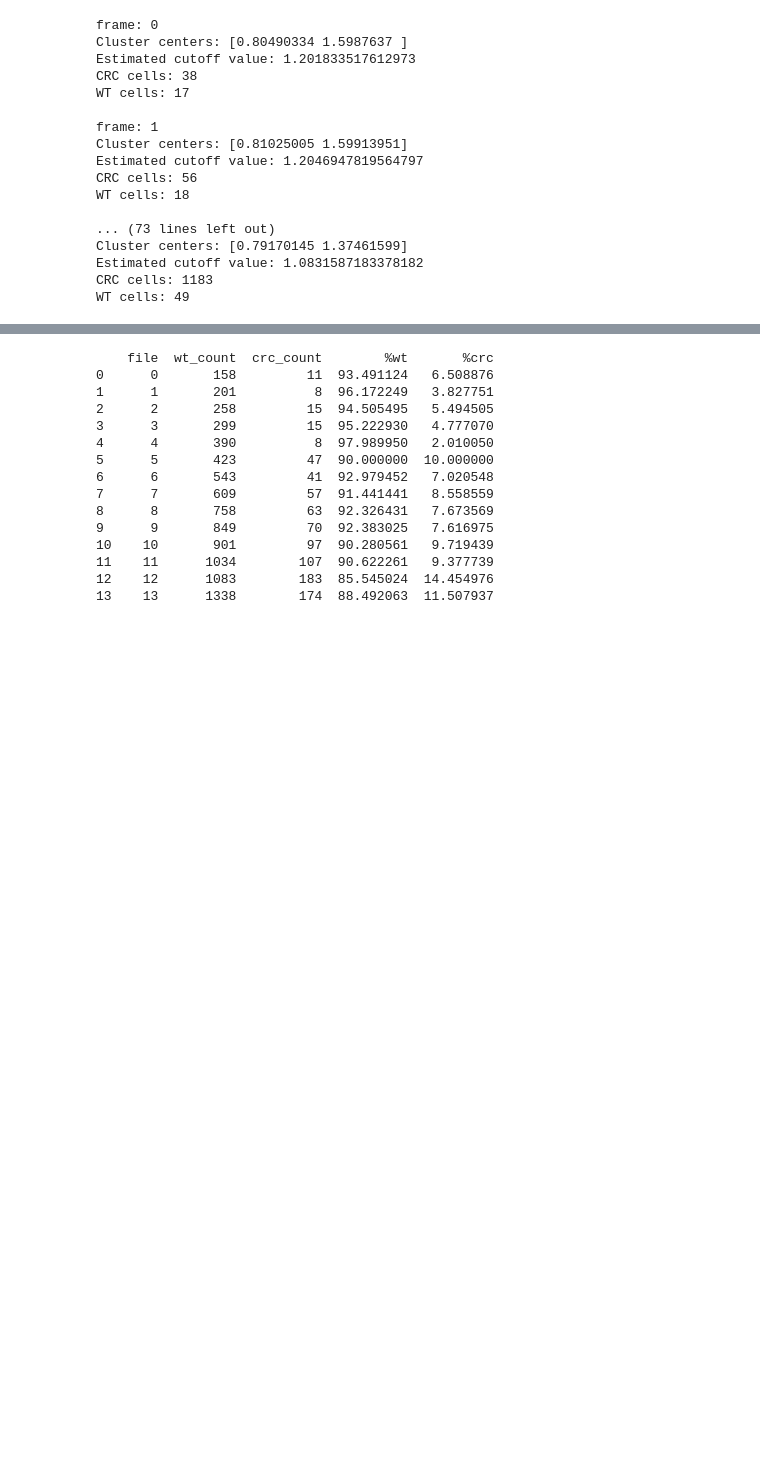
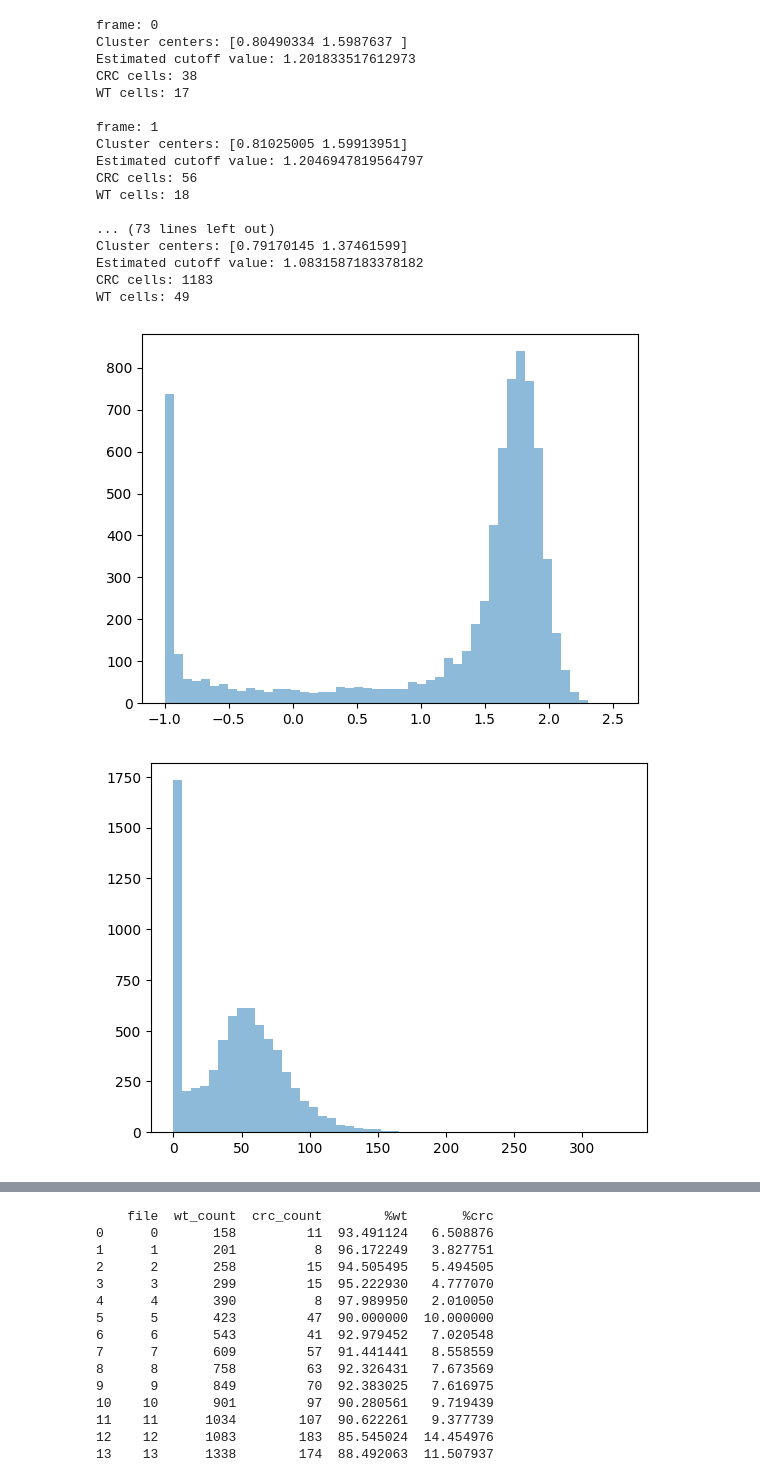
Before and after one commit to SuijkerbuijkLab/NucLogic, a Jupyter notebook: test.ipynb, the cells around one changed output, grey strips where cells are left out. Cells and saved outputs as stored; diff of their text form; code cells hidden in the pictures; blank space fills up the shorter version.

```diff
--- a/test.ipynb
+++ b/test.ipynb
@@ -300 +309,13 @@ ratios2 = properties["log_ratio"].to_numpy().reshape(-1, 1)
+# %%
+sample = mixed_ratio
+
+log = np.log10(sample + 0.1)  # Adding a small constant to avoid log(0)
+plt.hist(log, bins=50, alpha=0.5, label="CRC")
+plt.show()
+
+plt.hist(sample, bins=50, alpha=0.5, label="CRC")
+plt.show()
+# %% [output]
+[figure, added]
+[figure, added]
 # %%
```
Also changed, not shown: parts of 11 cells of this notebook.
